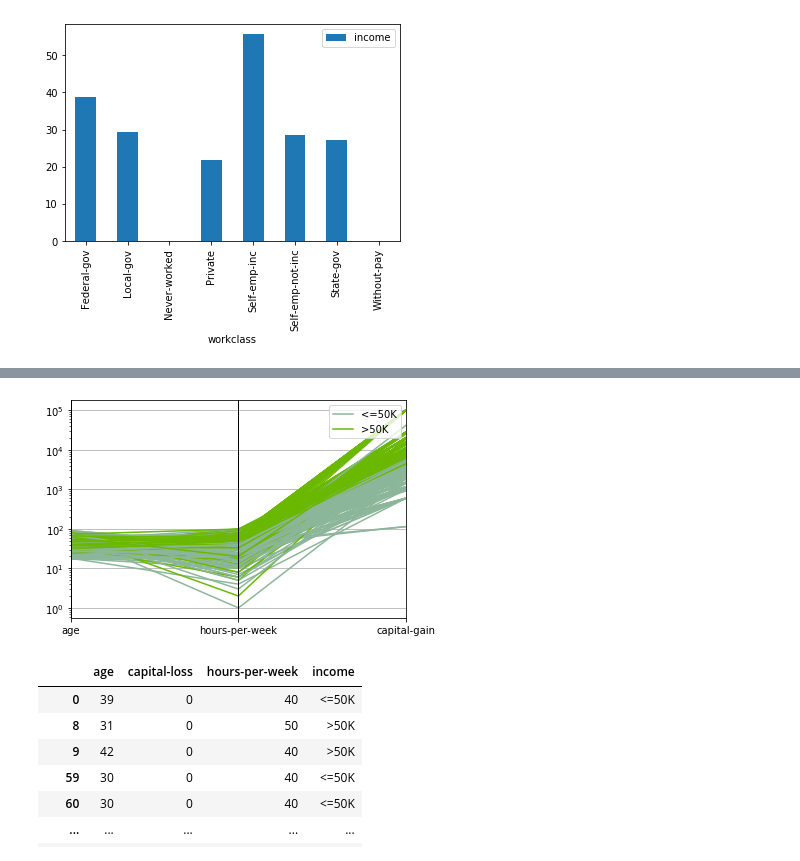
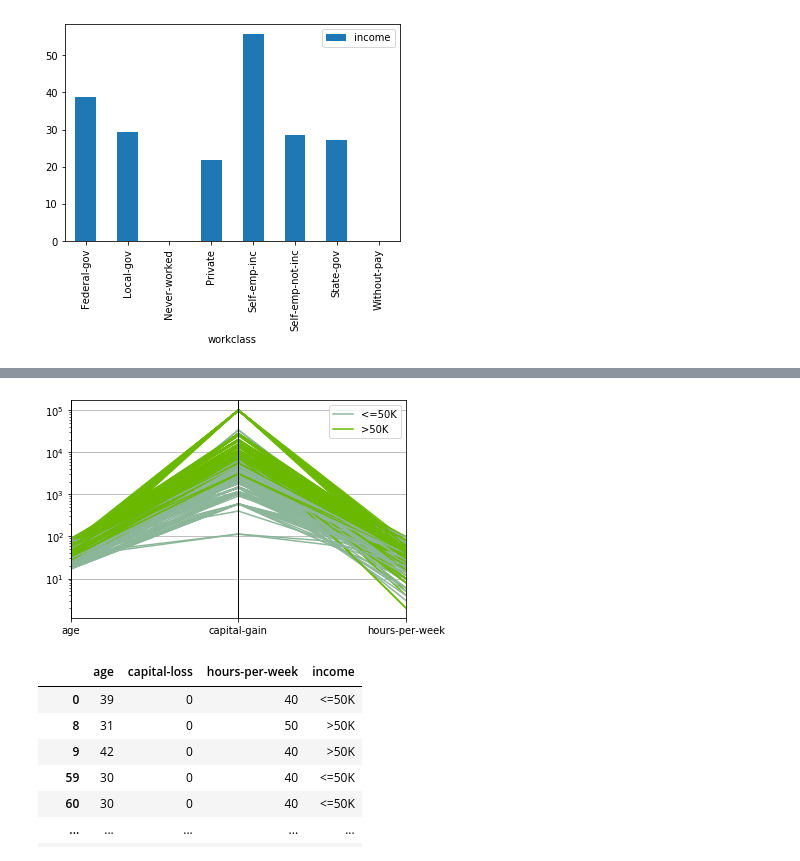
Before and after one commit to ShithiAhmed/census-income-data-visualization, a Jupyter notebook: project.ipynb, the cells around one changed output, grey strips where cells are left out. Saved outputs shown, nothing was run; the diff lists cells and outputs as text; code cells hidden in the pictures.

```diff
--- a/project.ipynb
+++ b/project.ipynb
@@ -120,17 +163,17 @@ df = pd.read_csv(
 # %%
 #Scenerio2: native country, hours- per week, capital -loss has any bearing in income.
 
 
 df_scenerio2 = df_filtered[["race", "capital-gain","hours-per-week", "income" ]]
 
 
 
 df_filtered = df_filtered[df_filtered["capital-gain"] != 0] # we are filtering the data where capital gain is zero. other wise our graph doesn't look good.
-pd.plotting.parallel_coordinates(df_filtered.sample(1000), 'income', cols=['age', 'hours-per-week', 'capital-gain'])
+pd.plotting.parallel_coordinates(df_filtered.sample(1000), 'income', cols=['age',  'capital-gain', 'hours-per-week'])
 plt.yscale("log")
 plt.show()
 # %% [output]
-[figure, old version]
+[figure, new version]
 # %%
 df_filtered[["age", "capital-loss","hours-per-week", "income" ]]
 # %% [output]
```
Also changed, not shown: parts of 1 cell of this notebook, 2 other files.
